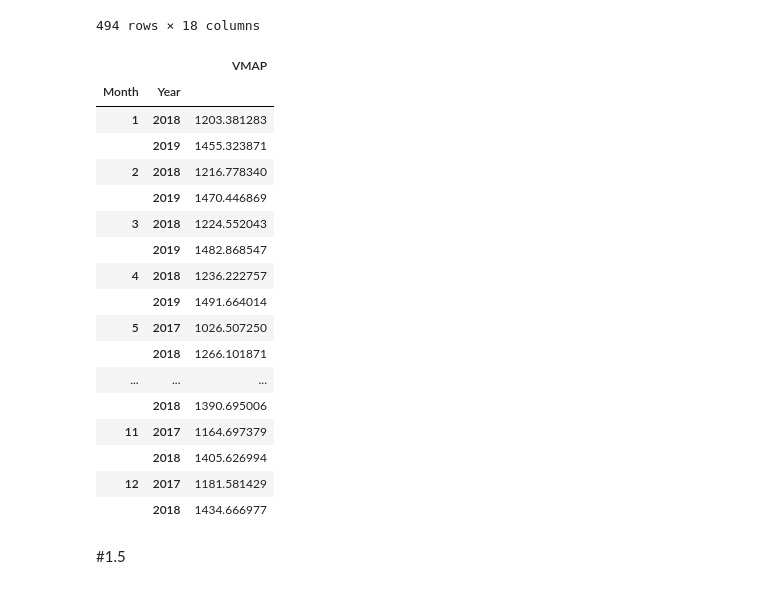
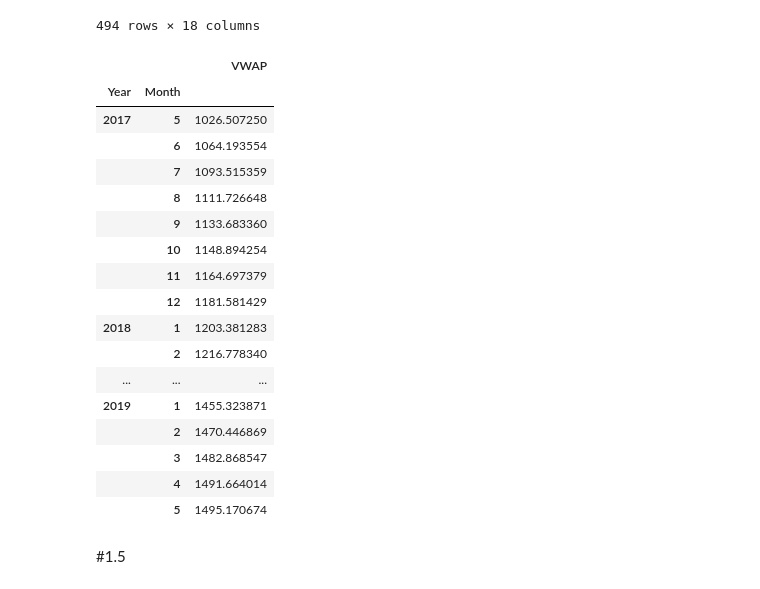
Before and after one commit to rishi-29-02/Basics-of-Financial-Market, a Jupyter notebook: Module_1.ipynb, the cells around one changed output. Drawn from its saved outputs; the diff is of its cells as text; code cells hidden in the pictures.

```diff
--- a/Module_1.ipynb
+++ b/Module_1.ipynb
@@ -163,7 +163,7 @@ In a seperate array calculate the monthwise VMAP (Volume Weighted Average Price)
 # %%
 data['Month'] = data['Date'].dt.month
 data['Year'] = data['Date'].dt.year
-data['VMAP'] = (data['Close Price'] * data['Total Traded Quantity']).cumsum(skipna=True)/data['Total Traded Quantity'].cumsum(skipna=True)
+data['VWAP'] = (data['Close Price'] * data['Total Traded Quantity']).cumsum()/data['Total Traded Quantity'].cumsum()
 data
 # %% [output]
 |  | Symbol | Series | Date | Prev Close | Open Price | High Price | Low Price | Last Price | Close Price | ... |
@@ -180,28 +180,28 @@ data
 | 494 | HINDUNILVR | EQ | 2019-05-13 | 1687.45 | 1692.00 | 1717.00 | 1688.70 | 1699.10 | 1702.00 | ... |
 494 rows × 18 columns
 # %%
-data_vmap = data[['Month', 'Year', 'VMAP']]
-data_vmap = data_vmap.groupby(['Month', 'Year'])
-data_vmap.last()
+data_vwap = data[['Month', 'Year', 'VWAP']]
+data_vwap = data_vwap.groupby(['Year', 'Month']).last()
+data_vwap
 # %% [output]
-|  |  | VMAP |
-| Month | Year |  |
-| 1 | 2018 | 1203.381283 |
-|  | 2019 | 1455.323871 |
-| 2 | 2018 | 1216.778340 |
-|  | 2019 | 1470.446869 |
-| 3 | 2018 | 1224.552043 |
-|  | 2019 | 1482.868547 |
-| 4 | 2018 | 1236.222757 |
-|  | 2019 | 1491.664014 |
-| 5 | 2017 | 1026.507250 |
-|  | 2018 | 1266.101871 |
+|  |  | VWAP |
+| Year | Month |  |
+| 2017 | 5 | 1026.507250 |
+|  | 6 | 1064.193554 |
+|  | 7 | 1093.515359 |
+|  | 8 | 1111.726648 |
+|  | 9 | 1133.683360 |
+|  | 10 | 1148.894254 |
+|  | 11 | 1164.697379 |
+|  | 12 | 1181.581429 |
+| 2018 | 1 | 1203.381283 |
+|  | 2 | 1216.778340 |
 | ... | ... | ... |
-|  | 2018 | 1390.695006 |
-| 11 | 2017 | 1164.697379 |
-|  | 2018 | 1405.626994 |
-| 12 | 2017 | 1181.581429 |
-|  | 2018 | 1434.666977 |
+| 2019 | 1 | 1455.323871 |
+|  | 2 | 1470.446869 |
+|  | 3 | 1482.868547 |
+|  | 4 | 1491.664014 |
+|  | 5 | 1495.170674 |
 # %% [markdown]
 #1.5
 # %% [markdown]
```
Also changed, not shown: parts of 10 cells of this notebook.
